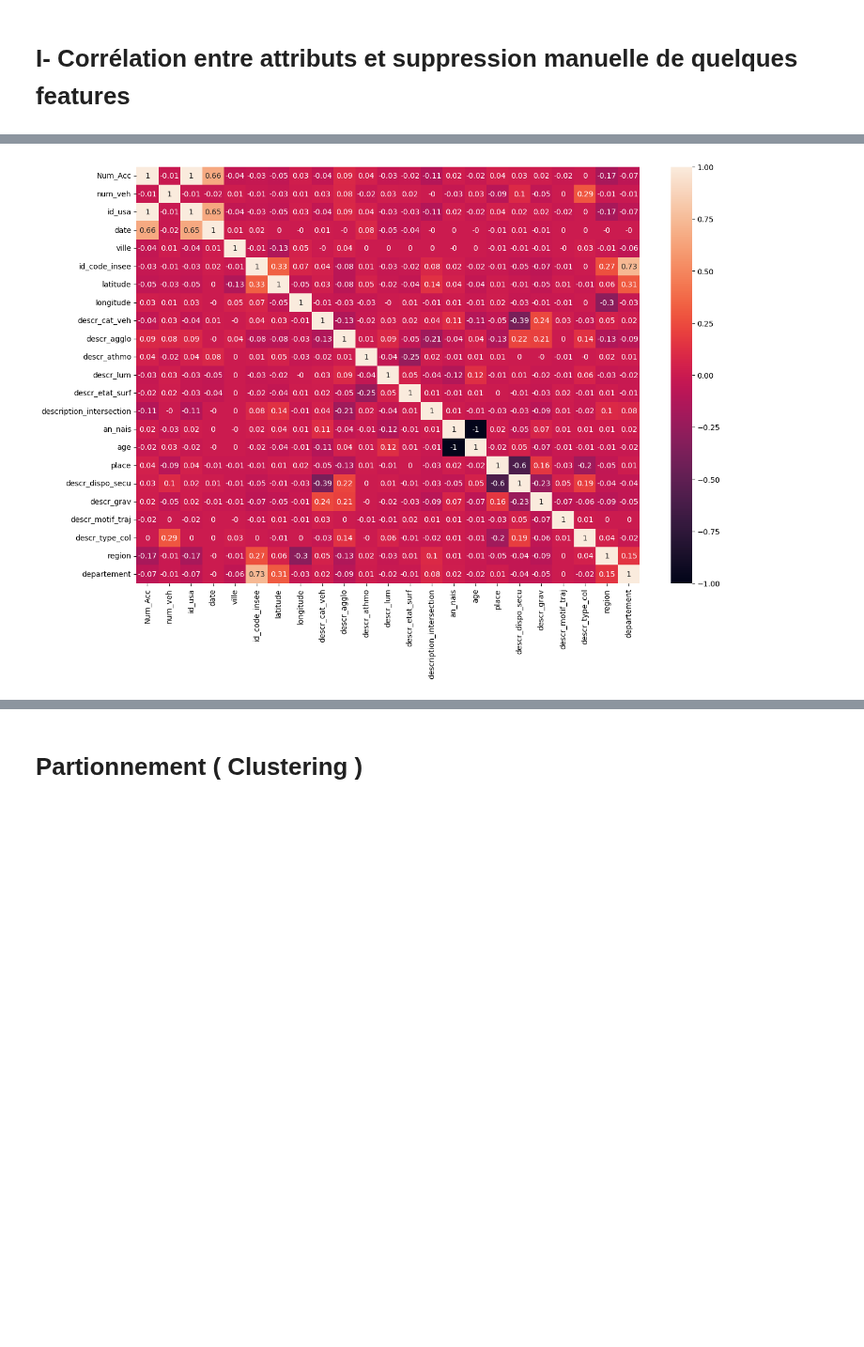
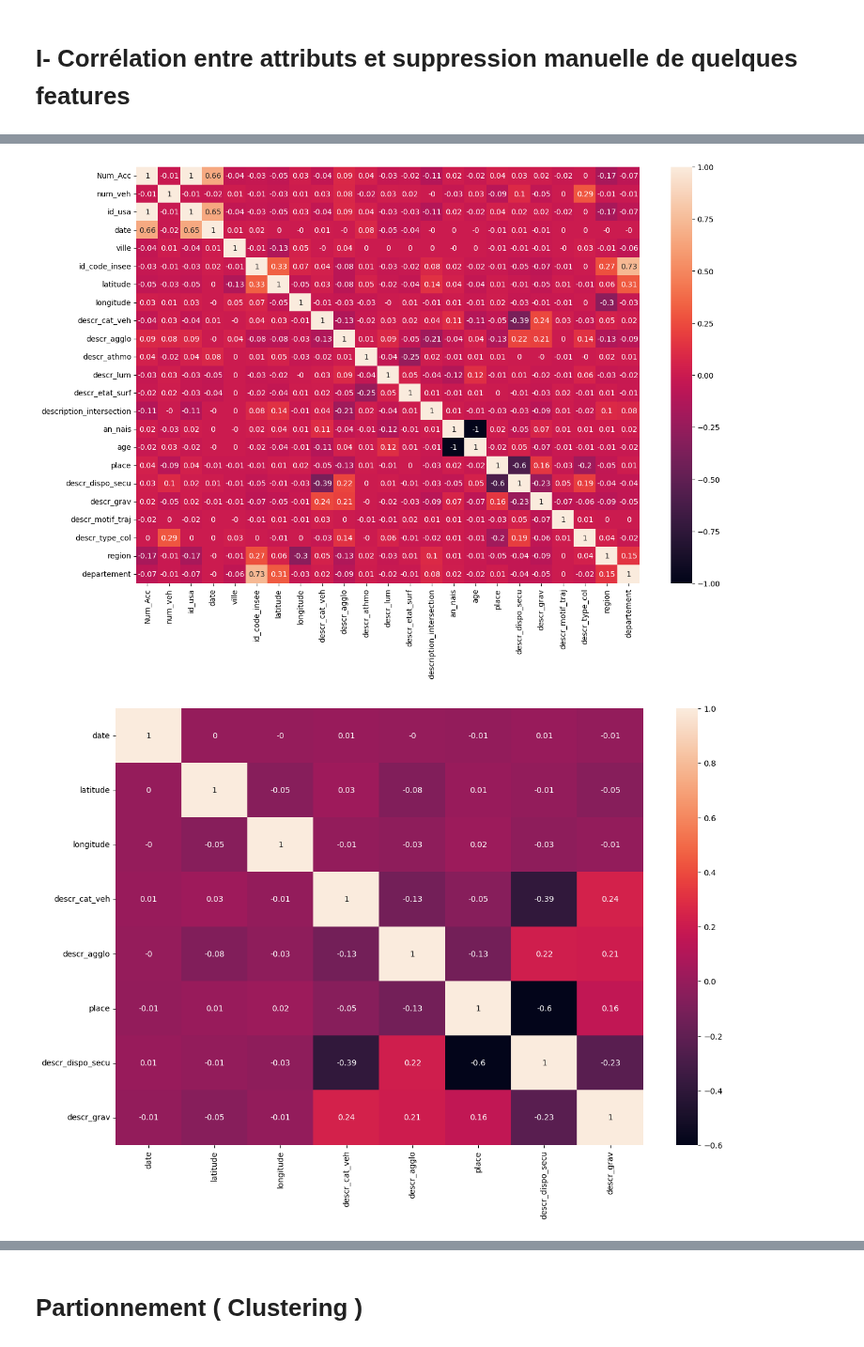
Before and after one commit to Epwo/ProjetA3-23, a Jupyter notebook: IA/non supervisé/non-supervise.ipynb, the cells around one changed output, grey strips where cells are left out. Shown at 94% size. Drawn from its saved outputs; the diff is of its cells as text; code cells hidden in the pictures; blank space fills up the shorter version.

```diff
--- a/IA/non supervisé/non-supervise.ipynb
+++ b/IA/non supervisé/non-supervise.ipynb
@@ -33,33 +33,57 @@ df.info()
 df
 #matrice de correlation
 corr_df = df.corr(method='pearson')
 
 plt.figure(figsize=(15, 10))
 sns.heatmap(round(corr_df,2), annot=True)
 plt.xticks(rotation=90)
 plt.show()
 
+del df['Num_Acc']
+del df['num_veh']
+del df['id_usa']
+del df['ville']
+del df['id_code_insee']
+del df['descr_athmo']
+del df['descr_lum']
+del df['descr_etat_surf']
+del df['description_intersection']
+del df['an_nais']
+del df['age']
+del df['descr_motif_traj']
+del df['descr_type_col']
+del df['region']
+del df['departement']
+
+corr_df = df.corr(method='pearson')
+
+plt.figure(figsize=(15, 10))
+sns.heatmap(round(corr_df,2), annot=True)
+plt.xticks(rotation=90)
+plt.show()
+
 #supprimer colonne
 #del df['nom colonne']
 # %% [output]
 <class 'pandas.core.frame.DataFrame'>
 RangeIndex: 73632 entries, 0 to 73631
 Data columns (total 23 columns):
  #   Column                    Non-Null Count  Dtype
 ---  ------                    --------------  -----
  0   Num_Acc                   73632 non-null  int64
  1   num_veh                   73632 non-null  int32
  2   id_usa                    73632 non-null  int64
  3   date                      73632 non-null  int64
  4   ville                     73632 non-null  int32
  5   id_code_insee             73632 non-null  int32
  6   latitude                  73632 non-null  int64
 ... (14 lines left out)
  21  region                    73632 non-null  int32
  22  departement               73632 non-null  int32
 dtypes: int32(13), int64(10)
 memory usage: 9.3 MB
 [figure]
+[figure, added]
 # %%
 import pandas as pd
 import seaborn as sns
```
Also changed, not shown: parts of 3 cells of this notebook.
